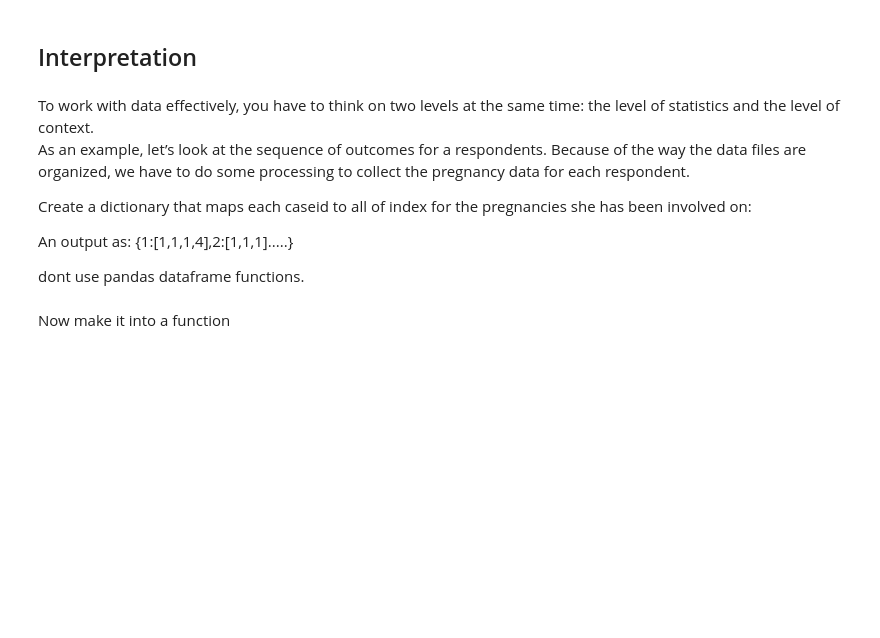
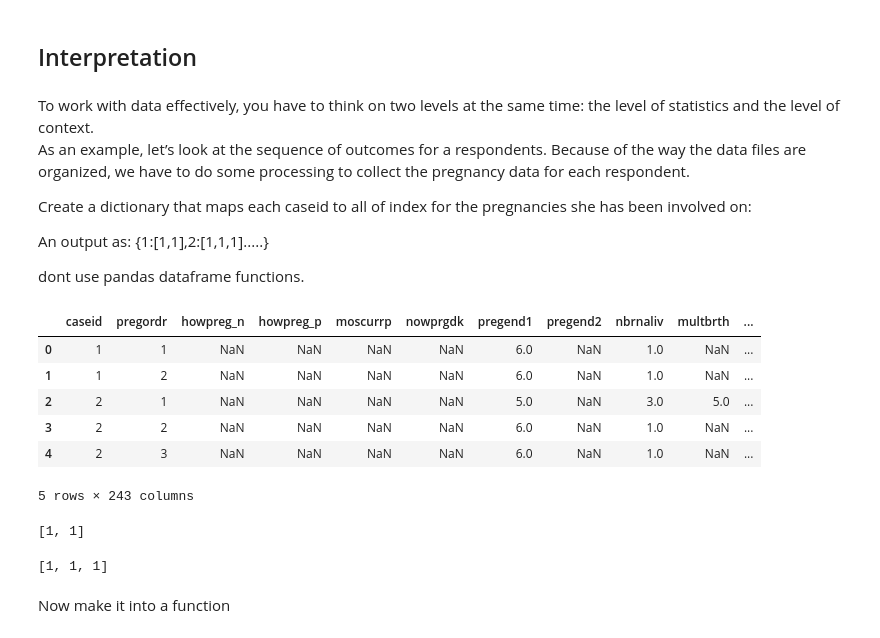
Before and after one commit to francisco-belgrave/Belgrave_Topics, a Jupyter notebook: Think_Stats/Chapter_1_Exploratory_Data_Analysis-Sol.ipynb, the cells around one changed output. Cells and saved outputs as stored; diff of their text form; code cells hidden in the pictures; blank space fills up the shorter version.

```diff
--- a/Think_Stats/Chapter_1_Exploratory_Data_Analysis-Sol.ipynb
+++ b/Think_Stats/Chapter_1_Exploratory_Data_Analysis-Sol.ipynb
@@ -228,0 +319,3 @@ data['birthwgt_lb'].value_counts(sort = True)
+# %%
+preg = nsfg.ReadFemPreg(dct_file='../Think_Stats/Thinkstats2/2002FemPreg.dct',
+                      dat_file='Thinkstats2/2002FemPreg.dat.gz')
@@ -228,0 +380,3 @@ data['birthwgt_lb'].value_counts(sort = True)
+# %%
+preg = preg.loc[preg['birthwgt_lb'] <= 15.0] # More than 15 lbs doesn't make sense
+preg.birthwgt_lb.value_counts(dropna = False).sort_index()
@@ -235,6 +407,6 @@ Because of the way the data files are organized, we have to do some processing t
 
 Create a dictionary that maps each caseid to all of index for the pregnancies she has been involved on:
 
-An output as: {1:[1,1,1,4],2:[1,1,1].....}
+An output as: {1:[1,1],2:[1,1,1].....}
 
 dont use pandas dataframe functions.
@@ -243,2 +413,25 @@ data[['caseid','outcome']].head(10)
+# %%
+preg.head()
+# %% [output]
+|  | caseid | pregordr | howpreg_n | howpreg_p | moscurrp | nowprgdk | pregend1 | pregend2 | nbrnaliv | multbrth | ... |
+| 0 | 1 | 1 | NaN | NaN | NaN | NaN | 6.0 | NaN | 1.0 | NaN | ... |
+| 1 | 1 | 2 | NaN | NaN | NaN | NaN | 6.0 | NaN | 1.0 | NaN | ... |
+| 2 | 2 | 1 | NaN | NaN | NaN | NaN | 5.0 | NaN | 3.0 | 5.0 | ... |
+| 3 | 2 | 2 | NaN | NaN | NaN | NaN | 6.0 | NaN | 1.0 | NaN | ... |
+| 4 | 2 | 3 | NaN | NaN | NaN | NaN | 6.0 | NaN | 1.0 | NaN | ... |
+5 rows × 243 columns
+# %%
+list(preg.loc[preg.caseid == 1, 'outcome'])
+# %% [output]
+[1, 1]
+# %%
+dicto = {}
+
+for i in preg.caseid:
+    dicto[i] = list(preg.loc[preg.caseid == i, 'outcome'])
+
+dicto[2]
+# %% [output]
+[1, 1, 1]
 # %% [markdown]
 Now make it into a function
```
Also changed, not shown: parts of 68 cells of this notebook, 5 other files.
